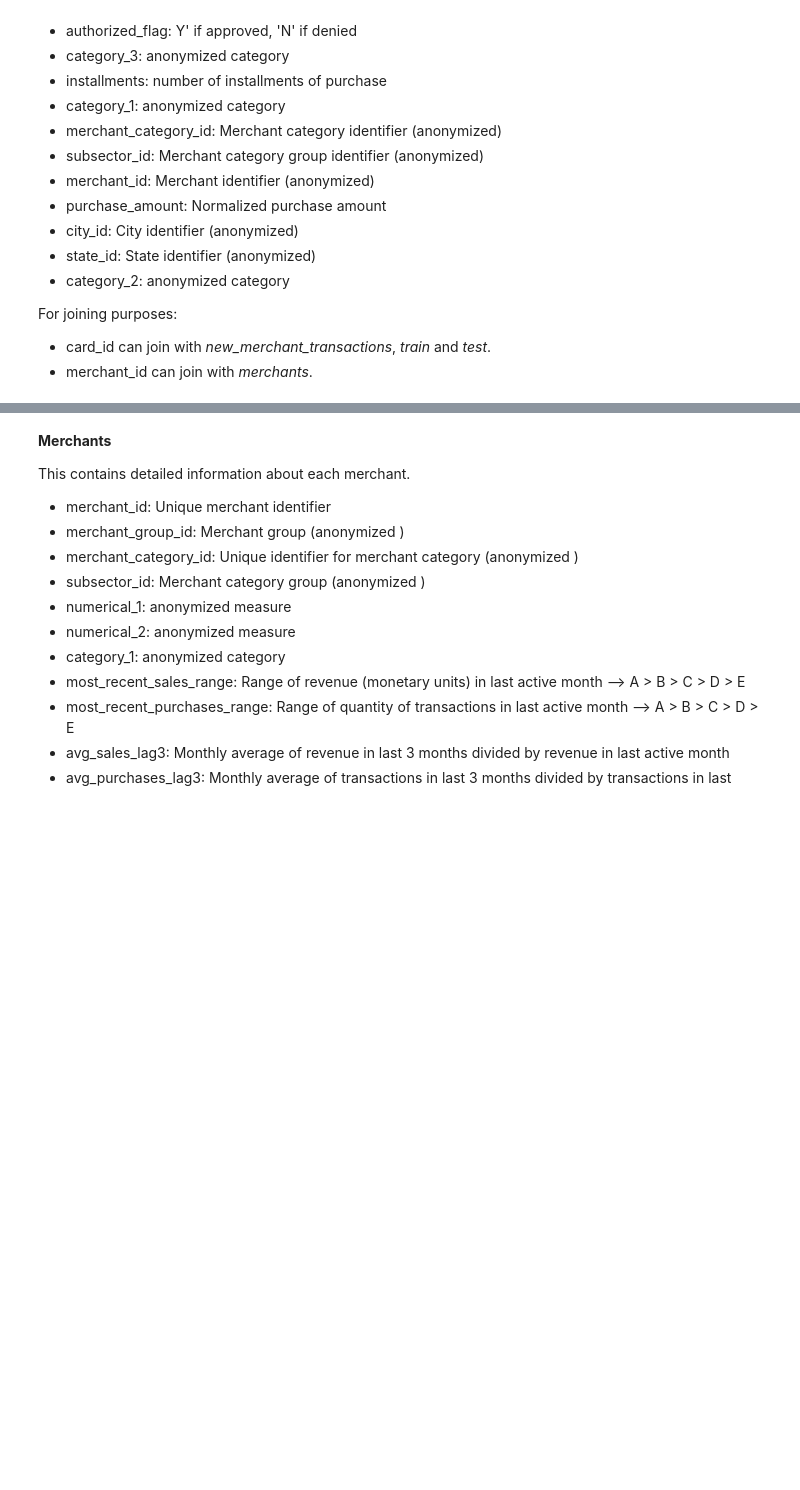
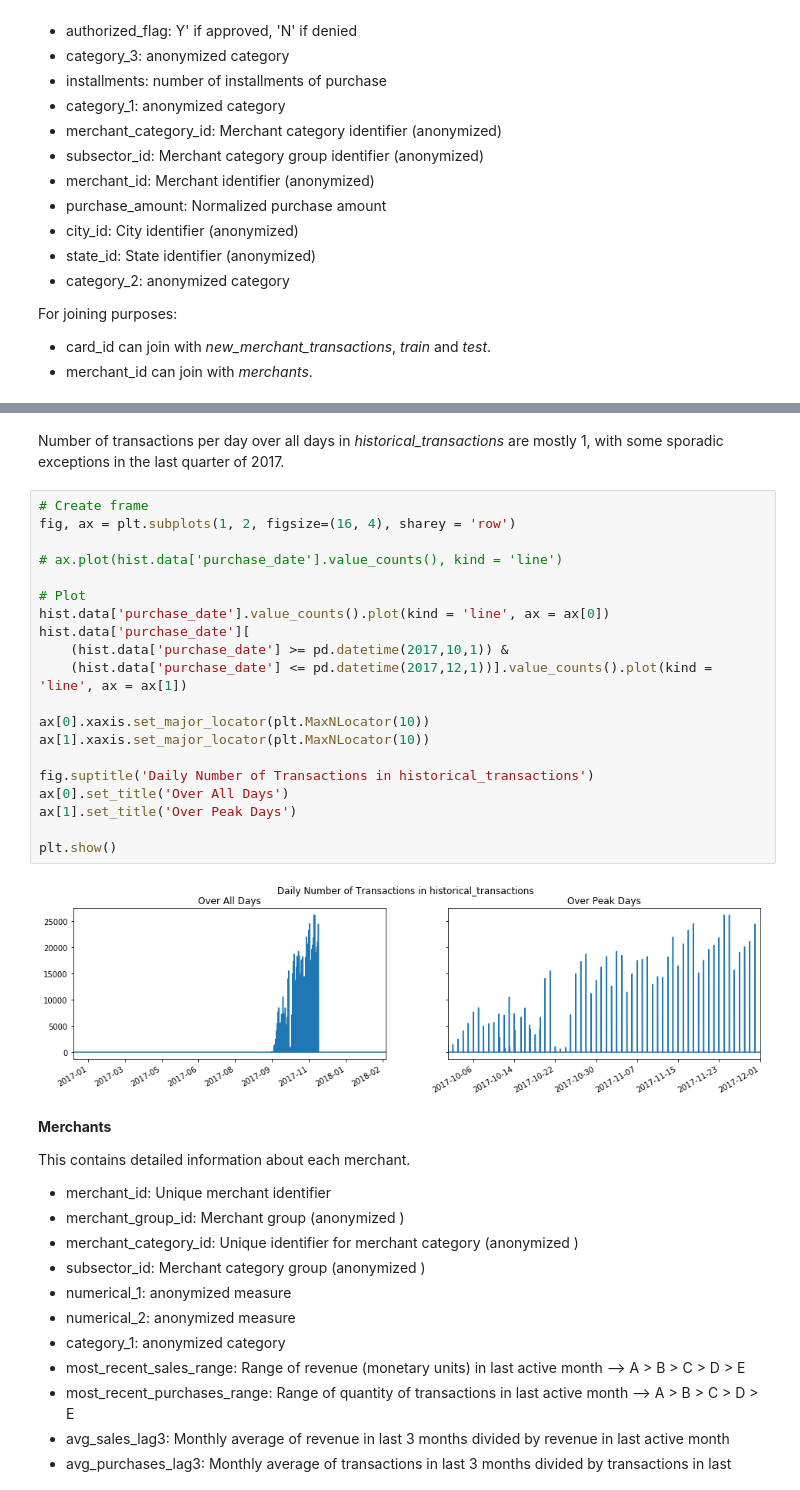
Before and after one commit to willhuangongit/Kaggle_01_Elo_Merchant, a Jupyter notebook: initial inspection.ipynb, the cells around one changed output, grey strips where cells are left out. Drawn from its saved outputs; the diff is of its cells as text; blank space fills up the shorter version.

```diff
--- a/initial inspection.ipynb
+++ b/initial inspection.ipynb
@@ -121,6 +132,30 @@ month_lag:
 purchase_amount:
 [figure]
 ... (43 outputs left out)
+# %% [markdown]
+Number of transactions per day over all days in *historical_transactions* are mostly 1, with some sporadic exceptions in the last quarter of 2017.
+# %%
+# Create frame
+fig, ax = plt.subplots(1, 2, figsize=(16, 4), sharey = 'row')
+
+# ax.plot(hist.data['purchase_date'].value_counts(), kind = 'line')
+
+# Plot
+hist.data['purchase_date'].value_counts().plot(kind = 'line', ax = ax[0])
+hist.data['purchase_date'][
+    (hist.data['purchase_date'] >= pd.datetime(2017,10,1)) &
+    (hist.data['purchase_date'] <= pd.datetime(2017,12,1))].value_counts().plot(kind = 'line', ax = ax[1])
+
+ax[0].xaxis.set_major_locator(plt.MaxNLocator(10))
+ax[1].xaxis.set_major_locator(plt.MaxNLocator(10))
+
+fig.suptitle('Daily Number of Transactions in historical_transactions')
+ax[0].set_title('Over All Days')
+ax[1].set_title('Over Peak Days')
+
+plt.show()
+# %% [output]
+[figure, added]
 # %% [markdown]
 **Merchants**
 
```
Also changed, not shown: parts of 26 cells of this notebook.
